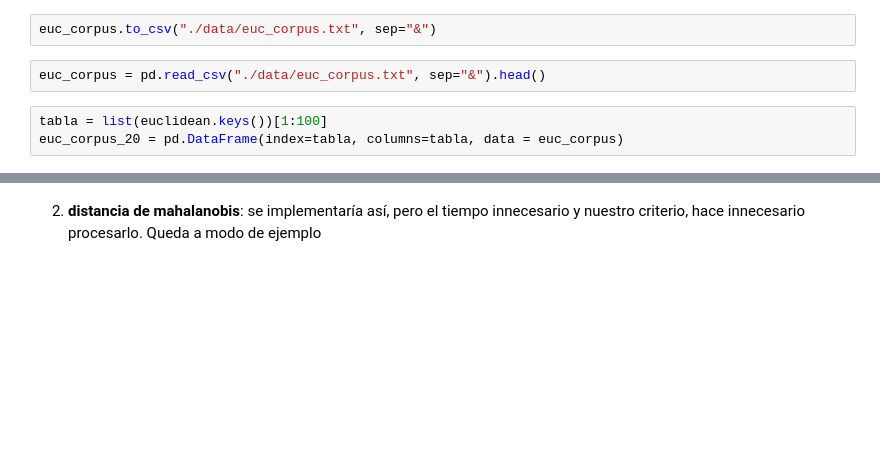
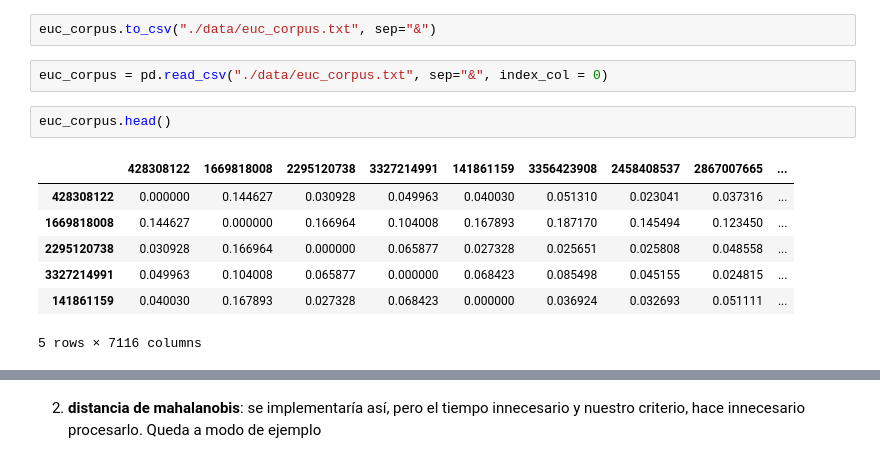
Before and after one commit to RoundU/RoundU, a Jupyter notebook: W2V on Twitter Data.ipynb, the cells around one changed output, grey strips where cells are left out. Saved outputs shown, nothing was run; the diff lists cells and outputs as text; blank space fills up the shorter version.

```diff
--- a/W2V on Twitter Data.ipynb
+++ b/W2V on Twitter Data.ipynb
@@ -475,9 +509,16 @@ euc_corpus.head()
 # %%
 euc_corpus.to_csv("./data/euc_corpus.txt", sep="&")
 # %%
-euc_corpus = pd.read_csv("./data/euc_corpus.txt", sep="&").head()
+euc_corpus = pd.read_csv("./data/euc_corpus.txt", sep="&", index_col = 0)
-# %%
-tabla = list(euclidean.keys())[1:100]
-euc_corpus_20 = pd.DataFrame(index=tabla, columns=tabla, data = euc_corpus)
+# %%
+euc_corpus.head()
+# %% [output]
+|  | 428308122 | 1669818008 | 2295120738 | 3327214991 | 141861159 | 3356423908 | 2458408537 | 2867007665 | ... |
+| 428308122 | 0.000000 | 0.144627 | 0.030928 | 0.049963 | 0.040030 | 0.051310 | 0.023041 | 0.037316 | ... |
+| 1669818008 | 0.144627 | 0.000000 | 0.166964 | 0.104008 | 0.167893 | 0.187170 | 0.145494 | 0.123450 | ... |
+| 2295120738 | 0.030928 | 0.166964 | 0.000000 | 0.065877 | 0.027328 | 0.025651 | 0.025808 | 0.048558 | ... |
+| 3327214991 | 0.049963 | 0.104008 | 0.065877 | 0.000000 | 0.068423 | 0.085498 | 0.045155 | 0.024815 | ... |
+| 141861159 | 0.040030 | 0.167893 | 0.027328 | 0.068423 | 0.000000 | 0.036924 | 0.032693 | 0.051111 | ... |
+5 rows × 7116 columns
 # %%
 f, ax = plt.subplots(figsize =(15, 15))
```
Also changed, not shown: parts of 29 cells of this notebook, 1 other file.
